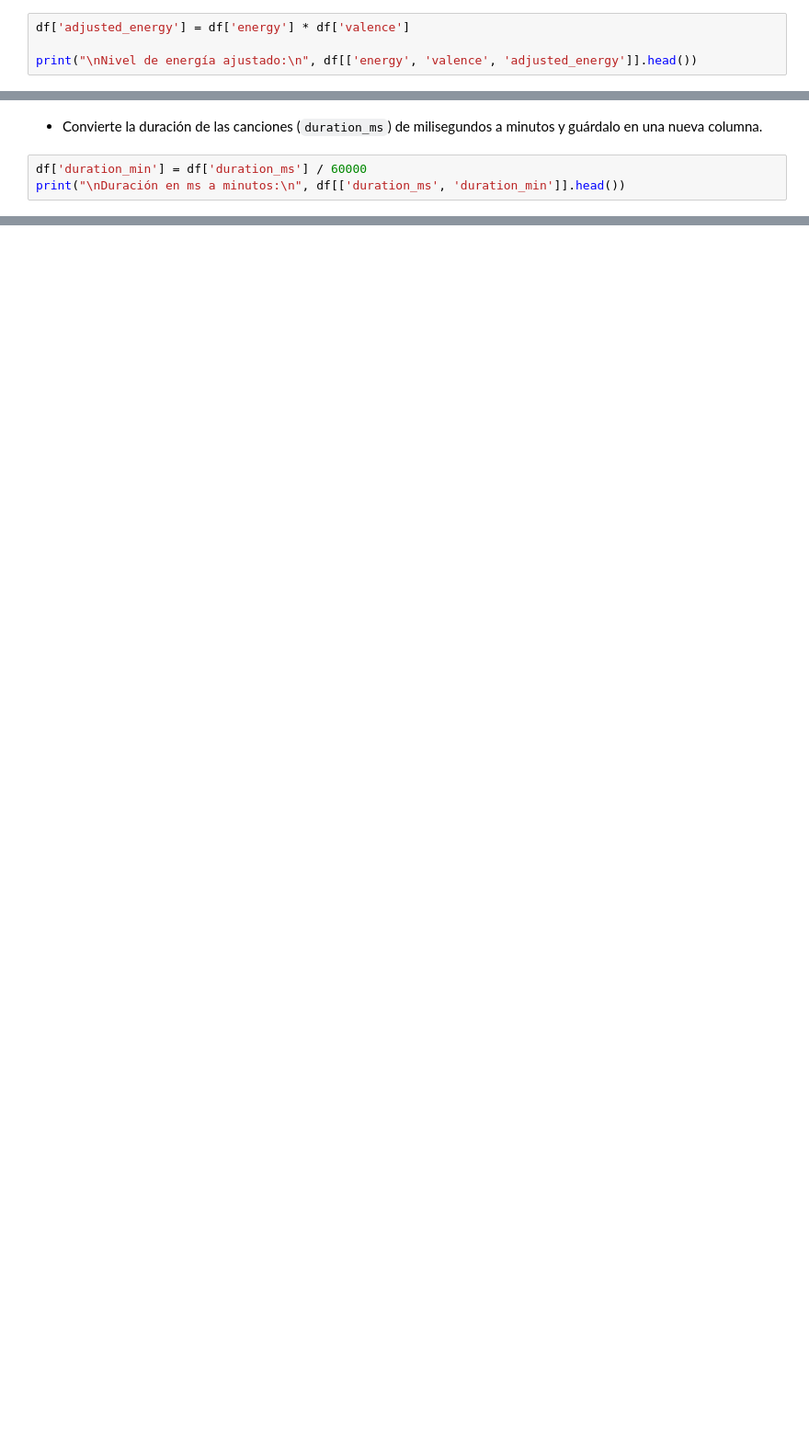
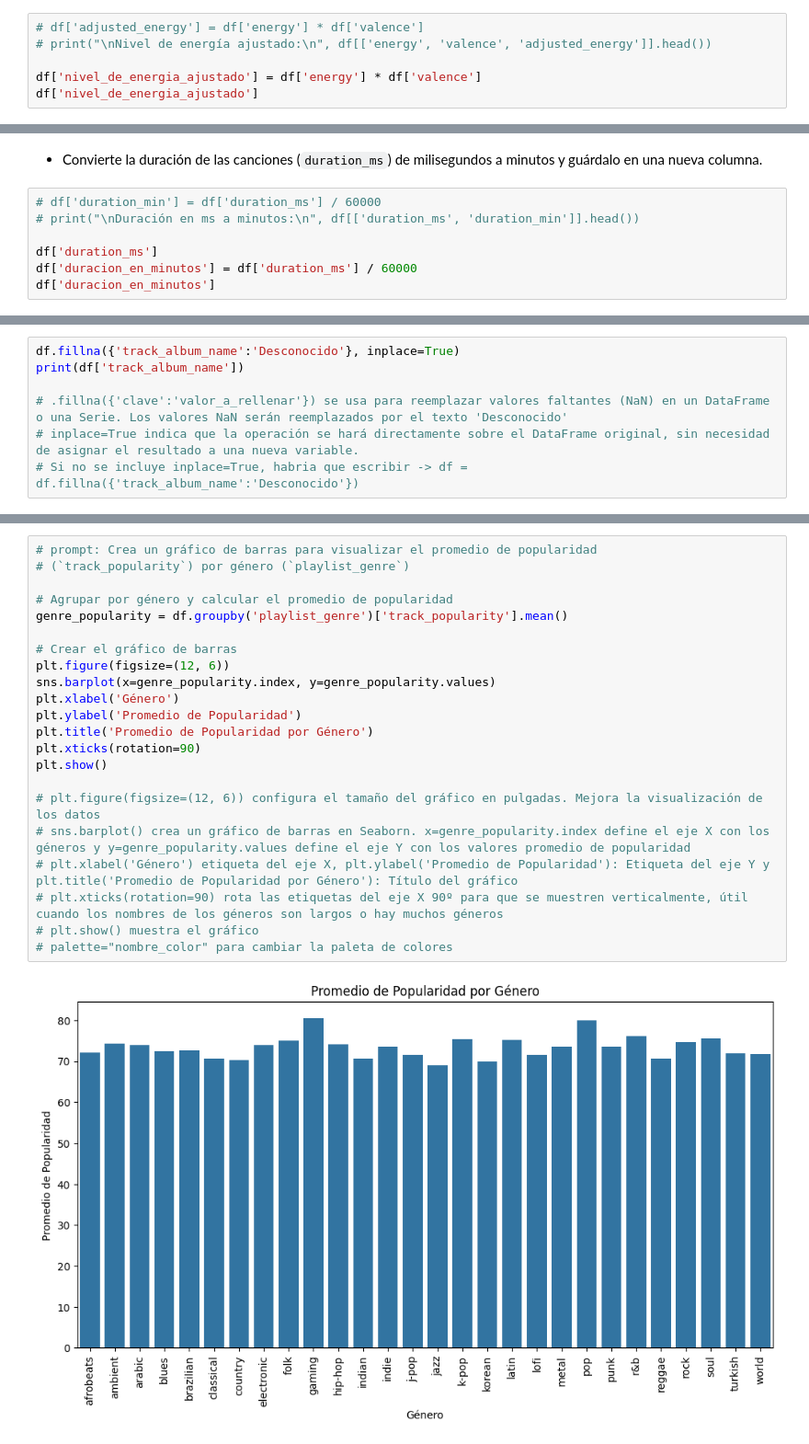
Before and after one commit to Eurobeater/cursoBigDataIA, a Jupyter notebook: Programacion de Inteligencia Artificial/2EV/Python - Pandas/bateria_ejercicios_pandas/bateria_ejercicios_pandas.ipynb, the cells around one changed output, grey strips where cells are left out. Shown at 92% size. Drawn from its saved outputs; the diff is of its cells as text; blank space fills up the shorter version.

```diff
--- a/Programacion de Inteligencia Artificial/2EV/Python - Pandas/bateria_ejercicios_pandas/bateria_ejercicios_pandas.ipynb
+++ b/Programacion de Inteligencia Artificial/2EV/Python - Pandas/bateria_ejercicios_pandas/bateria_ejercicios_pandas.ipynb
@@ -249,7 +235,9 @@ Name: playlist_genre_upper, Length: 1686, dtype: object
 # %% [markdown]
 - Calcula el 'nivel de energía ajustado', definiéndolo como: `energy` × `valence`.
 # %%
-df['adjusted_energy'] = df['energy'] * df['valence']
+# df['adjusted_energy'] = df['energy'] * df['valence']
+# print("\nNivel de energía ajustado:\n", df[['energy', 'valence', 'adjusted_energy']].head())
 
-print("\nNivel de energía ajustado:\n", df[['energy', 'valence', 'adjusted_energy']].head())
+df['nivel_de_energia_ajustado'] = df['energy'] * df['valence']
+df['nivel_de_energia_ajustado']
 # %% [output]
@@ -263,6 +256,10 @@ Nivel de energía ajustado:
 # %% [markdown]
 - Convierte la duración de las canciones (`duration_ms`) de milisegundos a minutos y guárdalo en una nueva columna.
 # %%
-df['duration_min'] = df['duration_ms'] / 60000
-print("\nDuración en ms a minutos:\n", df[['duration_ms', 'duration_min']].head())
+# df['duration_min'] = df['duration_ms'] / 60000
+# print("\nDuración en ms a minutos:\n", df[['duration_ms', 'duration_min']].head())
+
+df['duration_ms']
+df['duracion_en_minutos'] = df['duration_ms'] / 60000
+df['duracion_en_minutos']
 # %% [output]
@@ -275,0 +283,7 @@ Duración en ms a minutos:
+# %%
+df.fillna({'track_album_name':'Desconocido'}, inplace=True)
+print(df['track_album_name'])
+
+# .fillna({'clave':'valor_a_rellenar'}) se usa para reemplazar valores faltantes (NaN) en un DataFrame o una Serie. Los valores NaN serán reemplazados por el texto 'Desconocido'
+# inplace=True indica que la operación se hará directamente sobre el DataFrame original, sin necesidad de asignar el resultado a una nueva variable.
+# Si no se incluye inplace=True, habria que escribir -> df = df.fillna({'track_album_name':'Desconocido'})
@@ -275,0 +311,24 @@ Duración en ms a minutos:
+# %%
+# prompt: Crea un gráfico de barras para visualizar el promedio de popularidad
+# (`track_popularity`) por género (`playlist_genre`)
+
+# Agrupar por género y calcular el promedio de popularidad
+genre_popularity = df.groupby('playlist_genre')['track_popularity'].mean()
+
+# Crear el gráfico de barras
+plt.figure(figsize=(12, 6))
+sns.barplot(x=genre_popularity.index, y=genre_popularity.values)
+plt.xlabel('Género')
+plt.ylabel('Promedio de Popularidad')
+plt.title('Promedio de Popularidad por Género')
+plt.xticks(rotation=90)
+plt.show()
+
+# plt.figure(figsize=(12, 6)) configura el tamaño del gráfico en pulgadas. Mejora la visualización de los datos
+# sns.barplot() crea un gráfico de barras en Seaborn. x=genre_popularity.index define el eje X con los géneros y y=genre_popularity.values define el eje Y con los valores promedio de popularidad
+# plt.xlabel('Género') etiqueta del eje X, plt.ylabel('Promedio de Popularidad'): Etiqueta del eje Y y plt.title('Promedio de Popularidad por Género'): Título del gráfico
+# plt.xticks(rotation=90) rota las etiquetas del eje X 90º para que se muestren verticalmente, útil cuando los nombres de los géneros son largos o hay muchos géneros
+# plt.show() muestra el gráfico
+# palette="nombre_color" para cambiar la paleta de colores
+# %% [output]
+[figure, added]
```
Also changed, not shown: parts of 37 cells of this notebook, 1 other file.
